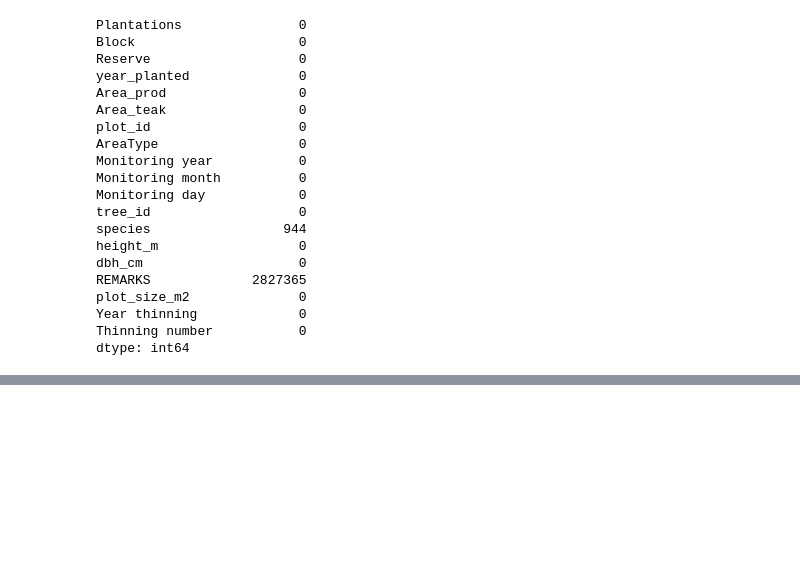
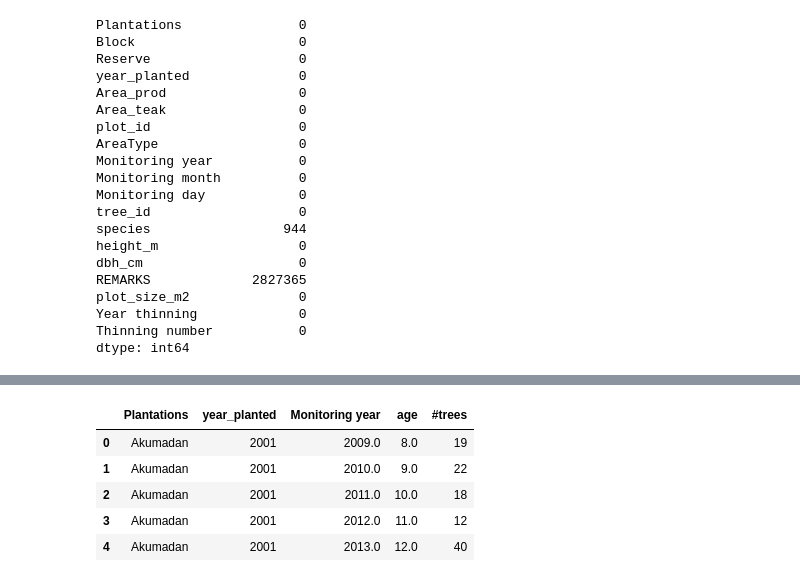
Before and after one commit to ds-gowusu/data_predictor_model, a Jupyter notebook: data_analytics.ipynb, the cells around one changed output, grey strips where cells are left out. Drawn from its saved outputs; the diff is of its cells as text; code cells hidden in the pictures; blank space fills up the shorter version.

```diff
--- a/data_analytics.ipynb
+++ b/data_analytics.ipynb
@@ -495,0 +526,9 @@ dtype: int64
+# %%
+sd.head()
+# %% [output]
+|  | Plantations | year_planted | Monitoring year | age | #trees |
+| 0 | Akumadan | 2001 | 2009.0 | 8.0 | 19 |
+| 1 | Akumadan | 2001 | 2010.0 | 9.0 | 22 |
+| 2 | Akumadan | 2001 | 2011.0 | 10.0 | 18 |
+| 3 | Akumadan | 2001 | 2012.0 | 11.0 | 12 |
+| 4 | Akumadan | 2001 | 2013.0 | 12.0 | 40 |
```
Also changed, not shown: parts of 8 cells of this notebook.
